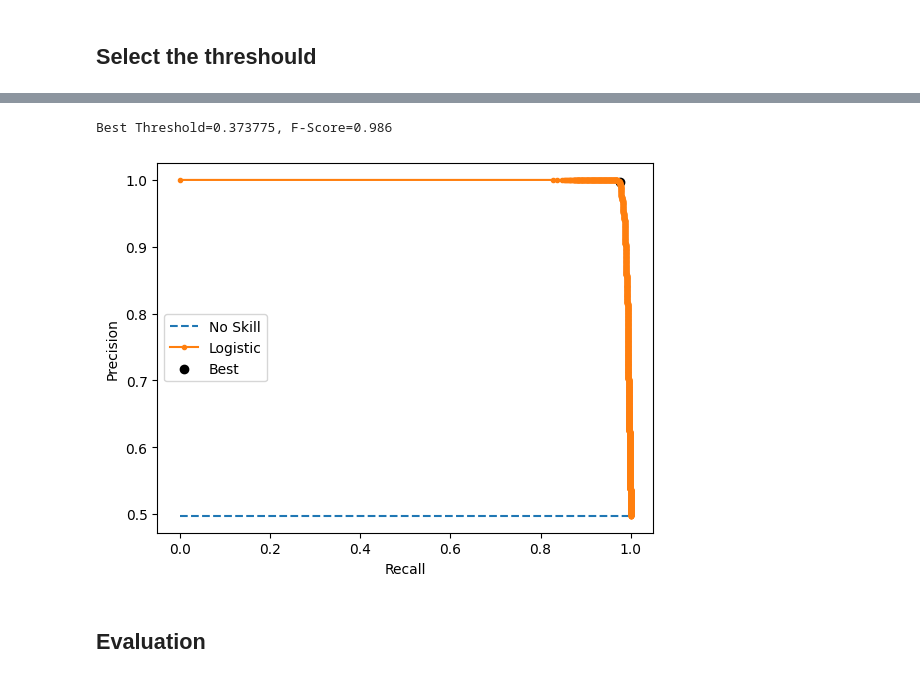
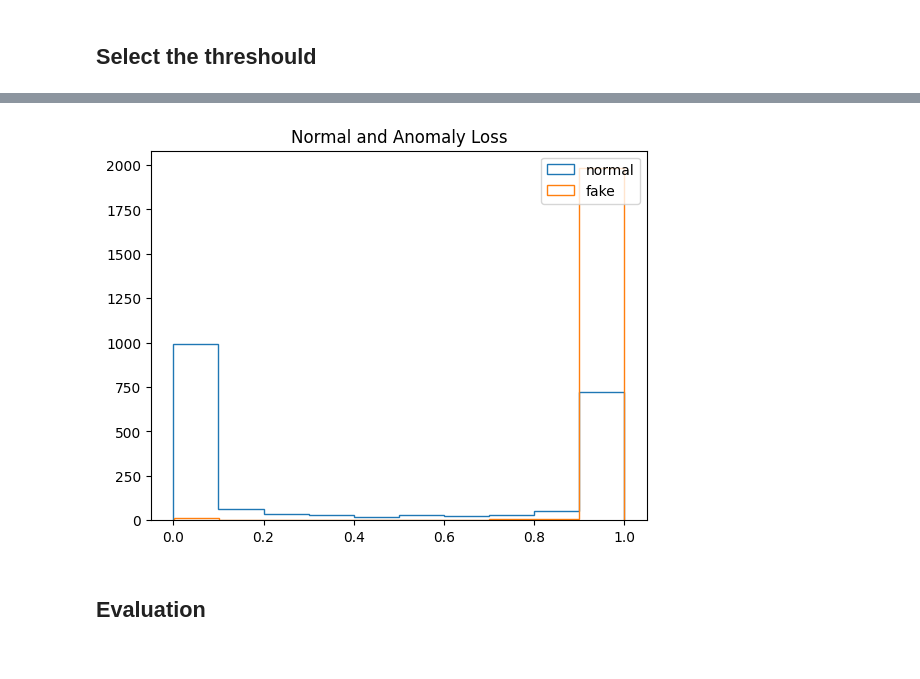
Before and after one commit to abadallah/Digified, a Jupyter notebook: modeling.ipynb, the cells around one changed output, grey strips where cells are left out. Saved outputs shown, nothing was run; the diff lists cells and outputs as text; code cells hidden in the pictures.

```diff
--- a/modeling.ipynb
+++ b/modeling.ipynb
@@ -178,5 +183,5 @@ ClassificationModel.save('results/ClassificationModel.h5')
 # %% [markdown]
 ## Select the threshould
 # %%
-X_test_pre = ClassificationModel.predict(tk_Xtest)
+X_valid_pre = ClassificationModel.predict(tk_Xvalid)
 # %% [output]
@@ -184,23 +189,12 @@ X_test_pre = ClassificationModel.predict(tk_Xtest)
-# %%
-precision, recall, thresholds = precision_recall_curve(y_test, X_test_pre)
-fscore = (2 * precision * recall) / (precision + recall)
-ix = np.argmax(fscore)
-print('Best Threshold=%f, F-Score=%.3f' % (thresholds[ix], fscore[ix]))
-# %% [output]
-Best Threshold=0.373775, F-Score=0.986
-# %%
-no_skill = len(y_test[y_test==1]) / len(y_test)
-plt.plot([0,1], [no_skill,no_skill], linestyle='--', label='No Skill')
-plt.plot(recall, precision, marker='.', label='Logistic')
-plt.scatter(recall[ix], precision[ix], marker='o', color='black', label='Best')
-# axis labels
-plt.xlabel('Recall')
-plt.ylabel('Precision')
-plt.legend()
-# show the plot
-plt.show()
-# %% [output]
-[figure, removed]
+# %%
+plt.hist( X_valid_pre [np.where(y_valid == labels["normal"])],histtype="step", bins=10, label='normal')
+plt.hist( X_valid_pre [np.where(y_valid == labels["fake"])],histtype="step", bins=10, label='fake')
+# plt.axvline(threshold, color='r', linewidth=3, linestyle='dashed', label='{:0.3f}'.format(threshold))
+plt.legend(loc='upper right')
+plt.title("Normal and Anomaly Loss")
+plt.show()
+# %% [output]
+[figure, added]
 # %% [markdown]
 ## Evaluation
 # %%
```
Also changed, not shown: parts of 11 cells of this notebook, 2 other files.
